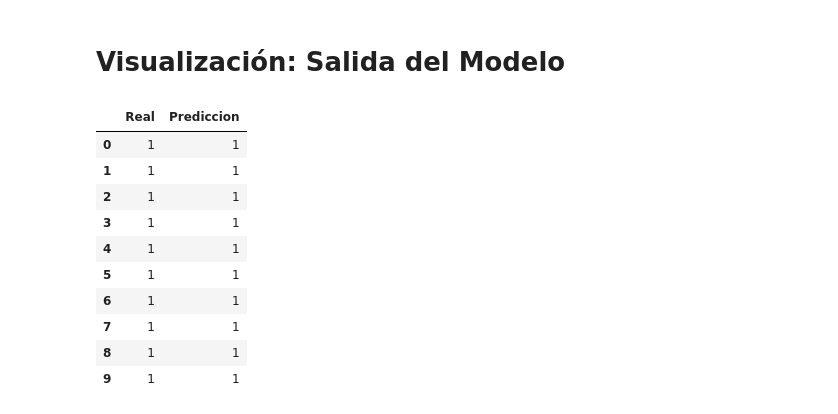
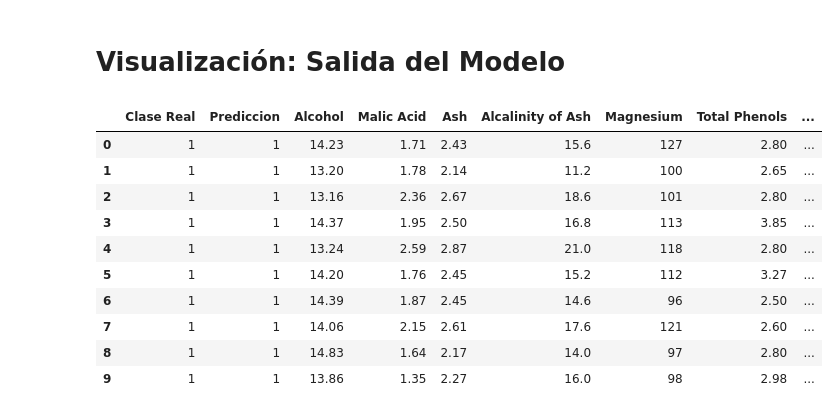
Before and after one commit to ElmerAvila09/AprendizajeMaquina-Framework, a Jupyter notebook: Aprendizaje_Maquina_Framework.ipynb, the cells around one changed output. Drawn from its saved outputs; the diff is of its cells as text; code cells hidden in the pictures.

Commit message:
Valores de entrada para las predicciones

```diff
--- a/Aprendizaje_Maquina_Framework.ipynb
+++ b/Aprendizaje_Maquina_Framework.ipynb
@@ -102,22 +102,22 @@ Presición Modelo Datos de Entrenamiento: 1.0
 Presición Modelo Datos de Prueba: 0.9814814814814815
 # %% [markdown]
 # Visualización: Salida del Modelo
-# %%
-# Predicción de todos los datos
-y_pred = model.predict(x)
-
-# Comparación primeros 10 datos
-comp_table = pd.DataFrame({'Real': data['Class'], 'Prediccion': y_pred})
-comp_table.head(10)
-# %% [output]
-|  | Real | Prediccion |
-| 0 | 1 | 1 |
-| 1 | 1 | 1 |
-| 2 | 1 | 1 |
-| 3 | 1 | 1 |
-| 4 | 1 | 1 |
-| 5 | 1 | 1 |
-| 6 | 1 | 1 |
-| 7 | 1 | 1 |
-| 8 | 1 | 1 |
-| 9 | 1 | 1 |
+# %%
+# Predicción de todos los datos
+y_pred = model.predict(x)
+
+# Comparación primeros 10 datos
+comp_table = pd.DataFrame({'Clase Real': data['Class'], 'Prediccion': y_pred, columns[1]: data[columns[1]], columns[2]: data[columns[2]], columns[3]: data[columns[3]], columns[4]: data[columns[4]], columns[5]: data[columns[5]], columns[6]: data[columns[6]], columns[7]: data[columns[7]], columns[8]: data[columns[8]], columns[9]: data[columns[9]], columns[10]: data[columns[10]], columns[11]: data[columns[11]], columns[12]: data[columns[12]], columns[13]: data[columns[13]]})
+comp_table.head(10)
+# %% [output]
+|  | Clase Real | Prediccion | Alcohol | Malic Acid | Ash | Alcalinity of Ash | Magnesium | Total Phenols | ... |
+| 0 | 1 | 1 | 14.23 | 1.71 | 2.43 | 15.6 | 127 | 2.80 | ... |
+| 1 | 1 | 1 | 13.20 | 1.78 | 2.14 | 11.2 | 100 | 2.65 | ... |
+| 2 | 1 | 1 | 13.16 | 2.36 | 2.67 | 18.6 | 101 | 2.80 | ... |
+| 3 | 1 | 1 | 14.37 | 1.95 | 2.50 | 16.8 | 113 | 3.85 | ... |
+| 4 | 1 | 1 | 13.24 | 2.59 | 2.87 | 21.0 | 118 | 2.80 | ... |
+| 5 | 1 | 1 | 14.20 | 1.76 | 2.45 | 15.2 | 112 | 3.27 | ... |
+| 6 | 1 | 1 | 14.39 | 1.87 | 2.45 | 14.6 | 96 | 2.50 | ... |
+| 7 | 1 | 1 | 14.06 | 2.15 | 2.61 | 17.6 | 121 | 2.60 | ... |
+| 8 | 1 | 1 | 14.83 | 1.64 | 2.17 | 14.0 | 97 | 2.80 | ... |
+| 9 | 1 | 1 | 13.86 | 1.35 | 2.27 | 16.0 | 98 | 2.98 | ... |
```
